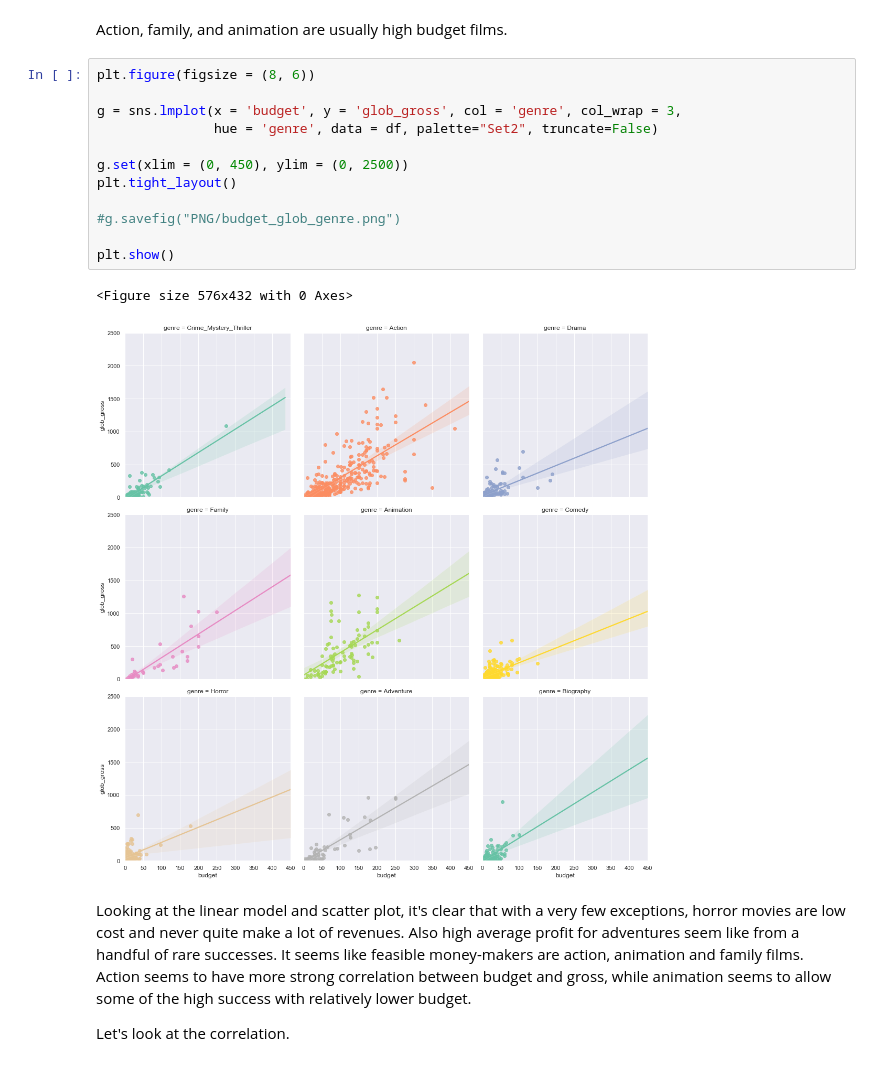
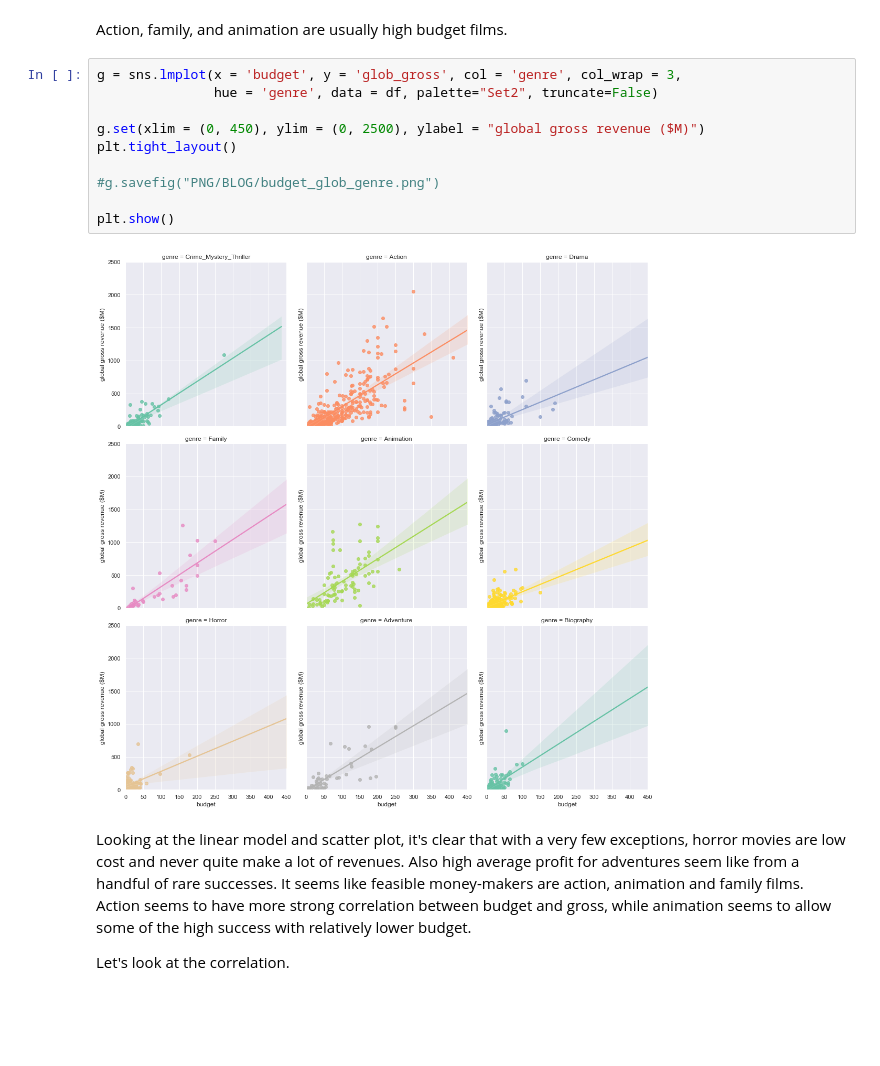
Before and after one commit to stereopickle/DS_movie_EDA, a Jupyter notebook: 013.Key_Analyses.ipynb, the cells around one changed output. Saved outputs shown, nothing was run; the diff lists cells and outputs as text; blank space fills up the shorter version.

```diff
--- a/013.Key_Analyses.ipynb
+++ b/013.Key_Analyses.ipynb
@@ -175,20 +197,17 @@ plt.show()
 # %% [markdown]
 Action, family, and animation are usually high budget films.
 # %%
-plt.figure(figsize = (8, 6))
-
 g = sns.lmplot(x = 'budget', y = 'glob_gross', col = 'genre', col_wrap = 3,
                hue = 'genre', data = df, palette="Set2", truncate=False)
 
-g.set(xlim = (0, 450), ylim = (0, 2500))
+g.set(xlim = (0, 450), ylim = (0, 2500), ylabel = "global gross revenue ($M)")
 plt.tight_layout()
 
-#g.savefig("PNG/budget_glob_genre.png")
+#g.savefig("PNG/BLOG/budget_glob_genre.png")
 
 plt.show()
 # %% [output]
-<Figure size 576x432 with 0 Axes>
-[figure, old version]
+[figure, new version]
 # %% [markdown]
 Looking at the linear model and scatter plot, it's clear that with a very few exceptions, horror movies are low cost and never quite make a lot of revenues. Also high average profit for adventures seem like from a handful of rare successes. It seems like feasible money-makers are action, animation and family films. Action seems to have more strong correlation between budget and gross, while animation seems to allow some of the high success with relatively lower budget.
 
```
Also changed, not shown: parts of 31 cells of this notebook, 22 other files.
